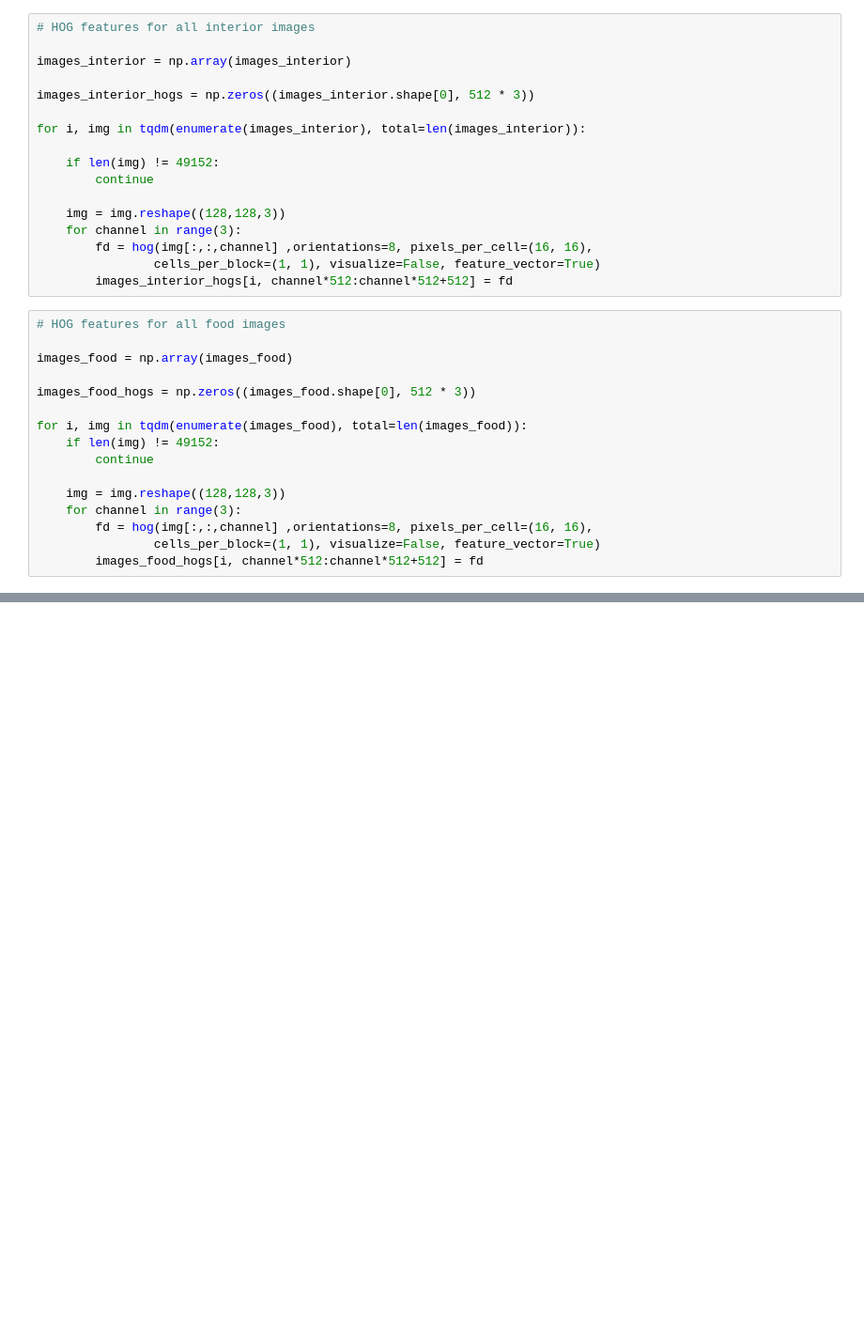
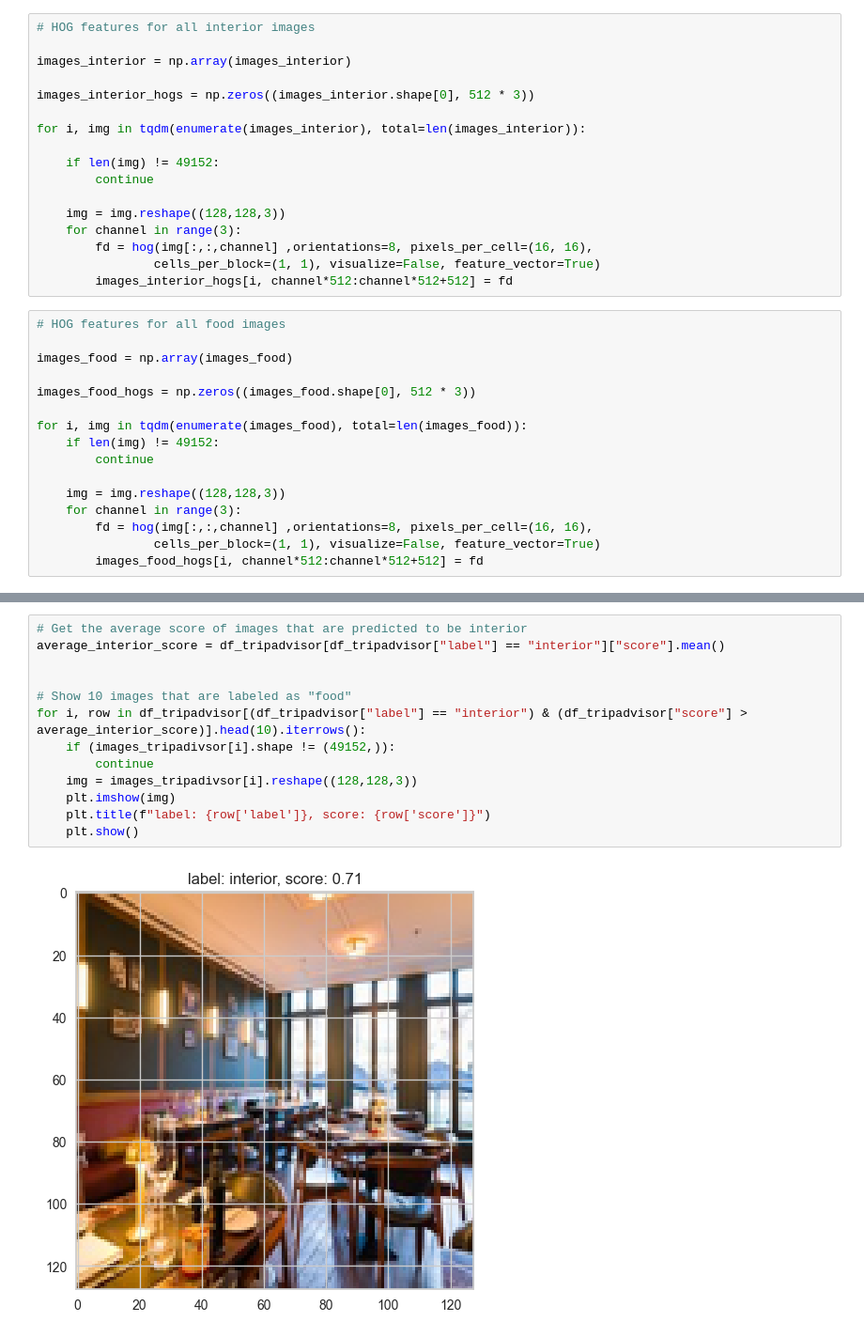
Before and after one commit to brabreda/Machine-learning, a Jupyter notebook: maxime.ipynb, the cells around one changed output, grey strips where cells are left out. Shown at 94% size. Saved outputs shown, nothing was run; the diff lists cells and outputs as text; blank space fills up the shorter version.

```diff
--- a/maxime.ipynb
+++ b/maxime.ipynb
@@ -152,0 +281,15 @@ df.head(20)
+# %%
+# Get the average score of images that are predicted to be interior
+average_interior_score = df_tripadvisor[df_tripadvisor["label"] == "interior"]["score"].mean()
+
+
+# Show 10 images that are labeled as "food"
+for i, row in df_tripadvisor[(df_tripadvisor["label"] == "interior") & (df_tripadvisor["score"] > average_interior_score)].head(10).iterrows():
+    if (images_tripadivsor[i].shape != (49152,)):
+        continue
+    img = images_tripadivsor[i].reshape((128,128,3))
+    plt.imshow(img)
+    plt.title(f"label: {row['label']}, score: {row['score']}")
+    plt.show()
+# %% [output]
+[figure, added]
```
Also changed, not shown: parts of 11 cells of this notebook.
